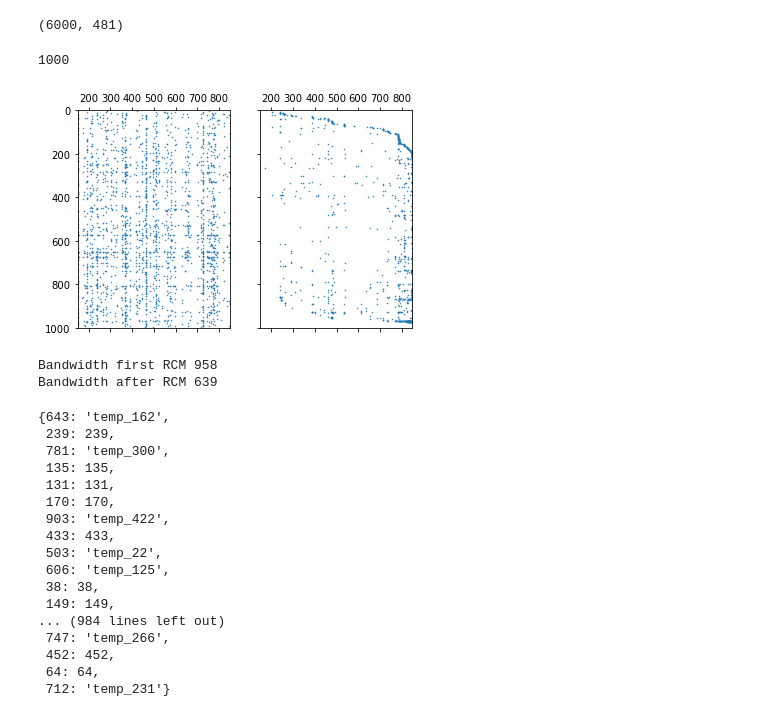
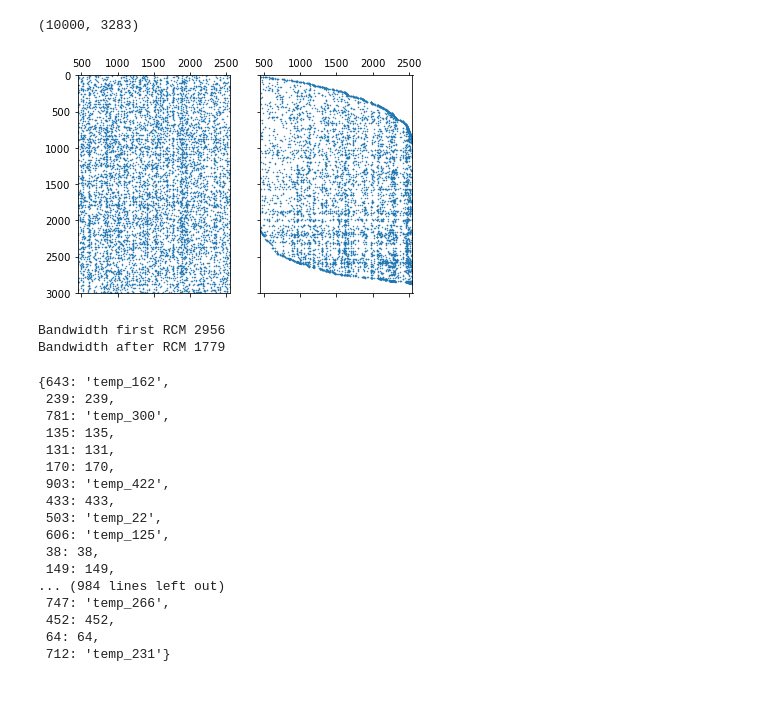
Before and after one commit to Dado1513/transactionalDataCAHD, a Jupyter notebook: rcm_with_function.ipynb, the cells around one changed output. Cells and saved outputs as stored; diff of their text form; code cells hidden in the pictures.

```diff
--- a/rcm_with_function.ipynb
+++ b/rcm_with_function.ipynb
@@ -8,10 +8,10 @@ import scipy.sparse as sps
 from random import randint
 import operator
 #df = pd.read_csv('Data/online_retail_transaction.csv',header=None,index_col=None)
-df = pd.read_csv('Dataset Paper/dataBMS1_transiction.csv',header=None,index_col=None)
+df = pd.read_csv('Dataset Paper/dataBMS2_transiction.csv',header=None,index_col=None)
 df.shape # dimensione originale
 # %% [output]
-(6000, 481)
+(10000, 3283)
 # %%
 def compute_band_matrix(original_dataset=None, dim_finale=1000, nome_file_item=None, num_sensibile=1):
     """
@@ -447,12 +447,11 @@ def CAHD(dataframe_bandizzato_temp, items_sensibili, nome_item, grado_privacy =
 
     return dataframe_anonimizzato,lista_gruppi, sd_gruppi
 # %%
-df_square,items,items_sensibili = compute_band_matrix(original_dataset = df, dim_finale = 1000, nome_file_item="Dataset Paper/lista_items_BMS1.txt",num_sensibile=10)
+df_square,items,items_sensibili = compute_band_matrix(original_dataset = df, dim_finale = 3000, nome_file_item="Dataset Paper/lista_items_BMS2.txt",num_sensibile=10)
 # %% [output]
+[figure, new version]
-1000
+Bandwidth first RCM 2956
+Bandwidth after RCM 1779
-[figure, old version]
-Bandwidth first RCM 958
-Bandwidth after RCM 639
 # %%
 items
 # %% [output]
```
Also changed, not shown: 4 other files.
